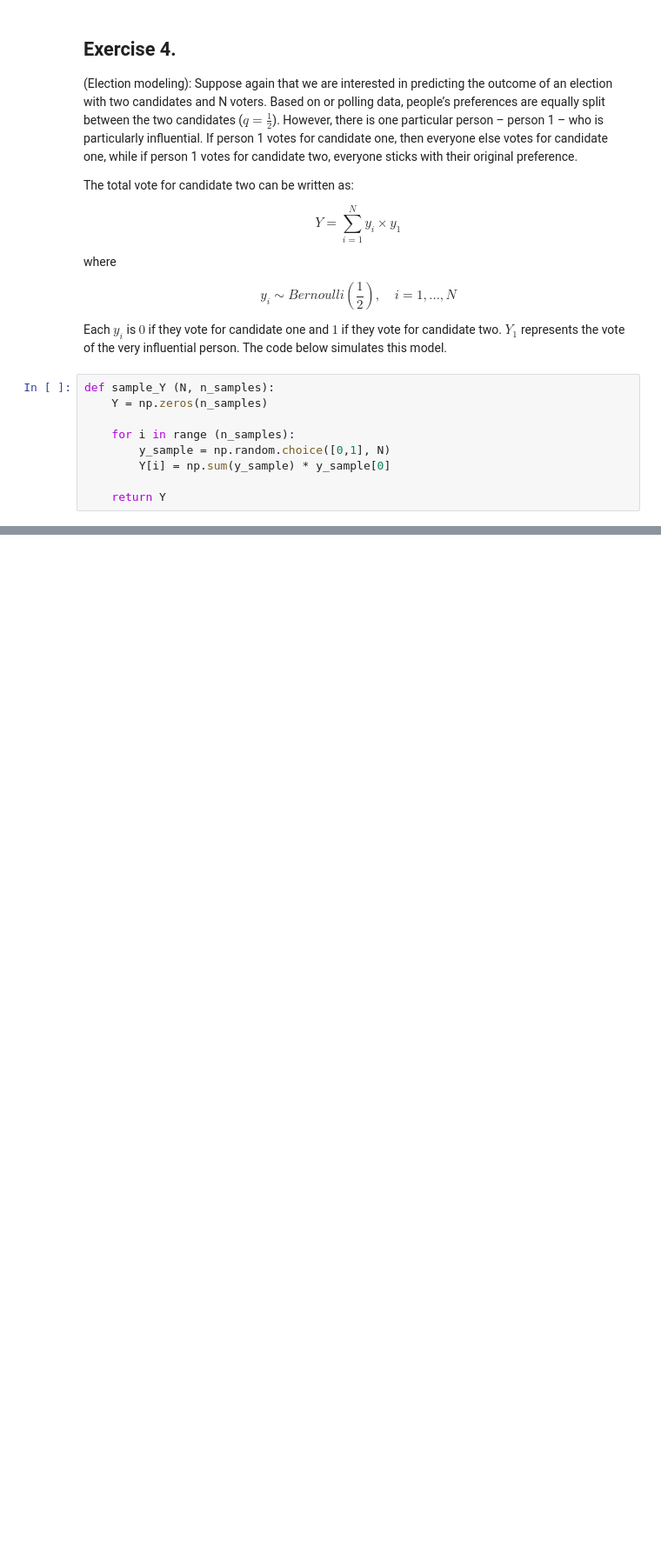
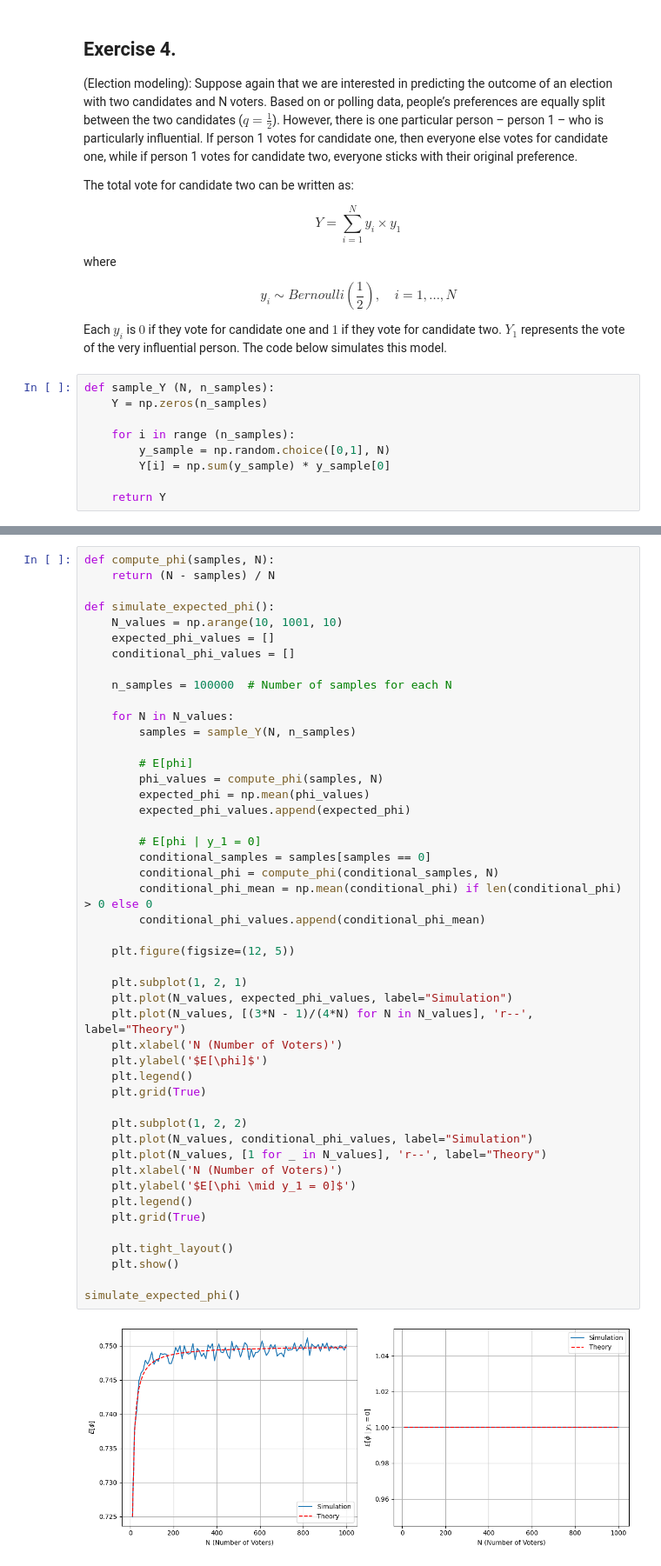
Before and after one commit to alexcraig043/math-50, a Jupyter notebook: homeworks/hw2.ipynb, the cells around one changed output, grey strips where cells are left out. Shown at 87% size. Drawn from its saved outputs; the diff is of its cells as text; blank space fills up the shorter version.

```diff
--- a/homeworks/hw2.ipynb
+++ b/homeworks/hw2.ipynb
@@ -496,0 +543,49 @@ Now let us confirm these results with simulations:
+# %%
+def compute_phi(samples, N):
+    return (N - samples) / N
+
+def simulate_expected_phi():
+    N_values = np.arange(10, 1001, 10)
+    expected_phi_values = []
+    conditional_phi_values = []
+
+    n_samples = 100000  # Number of samples for each N
+
+    for N in N_values:
+        samples = sample_Y(N, n_samples)
+
+        # E[phi]
+        phi_values = compute_phi(samples, N)
+        expected_phi = np.mean(phi_values)
+        expected_phi_values.append(expected_phi)
+
+        # E[phi | y_1 = 0]
+        conditional_samples = samples[samples == 0]
+        conditional_phi = compute_phi(conditional_samples, N)
+        conditional_phi_mean = np.mean(conditional_phi) if len(conditional_phi) > 0 else 0
+        conditional_phi_values.append(conditional_phi_mean)
+
+    plt.figure(figsize=(12, 5))
+
+    plt.subplot(1, 2, 1)
+    plt.plot(N_values, expected_phi_values, label="Simulation")
+    plt.plot(N_values, [(3*N - 1)/(4*N) for N in N_values], 'r--', label="Theory")
+    plt.xlabel('N (Number of Voters)')
+    plt.ylabel('$E[\phi]$')
+    plt.legend()
+    plt.grid(True)
+
+    plt.subplot(1, 2, 2)
+    plt.plot(N_values, conditional_phi_values, label="Simulation")
+    plt.plot(N_values, [1 for _ in N_values], 'r--', label="Theory")
+    plt.xlabel('N (Number of Voters)')
+    plt.ylabel('$E[\phi \mid y_1 = 0]$')
+    plt.legend()
+    plt.grid(True)
+
+    plt.tight_layout()
+    plt.show()
+
+simulate_expected_phi()
+# %% [output]
+[figure, added]
```
Also changed, not shown: parts of 8 cells of this notebook, 2 other files.
